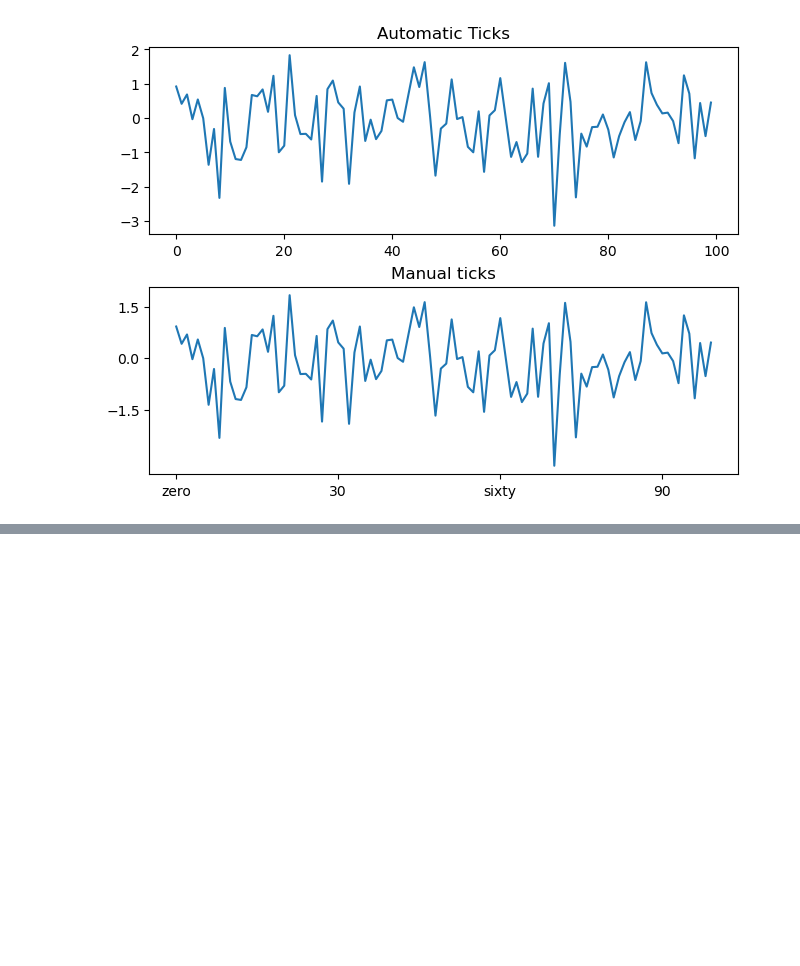
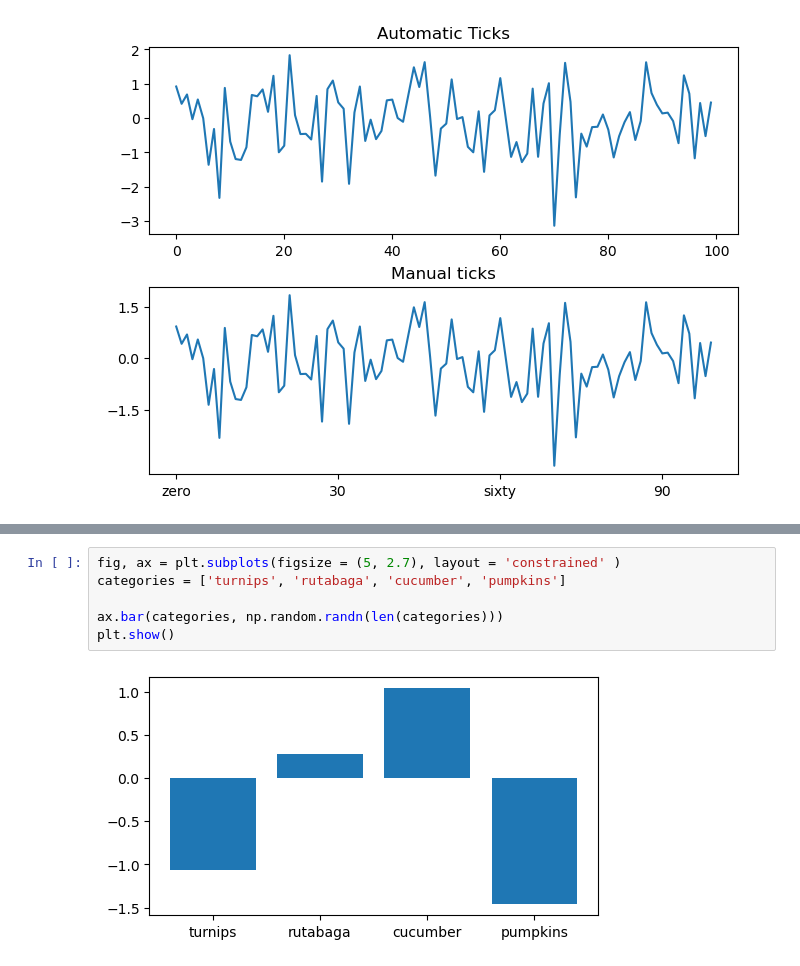
Before and after one commit to williebonavente/CodeTest, a Jupyter notebook: notebooks/nb1.ipynb, the cells around one changed output, grey strips where cells are left out. Drawn from its saved outputs; the diff is of its cells as text; blank space fills up the shorter version.

```diff
--- a/notebooks/nb1.ipynb
+++ b/notebooks/nb1.ipynb
@@ -185,0 +197,8 @@ plt.show()
+# %%
+fig, ax = plt.subplots(figsize = (5, 2.7), layout = 'constrained' )
+categories = ['turnips', 'rutabaga', 'cucumber', 'pumpkins']
+
+ax.bar(categories, np.random.randn(len(categories)))
+plt.show()
+# %% [output]
+[figure, added]
```
Also changed, not shown: parts of 2 cells of this notebook.
